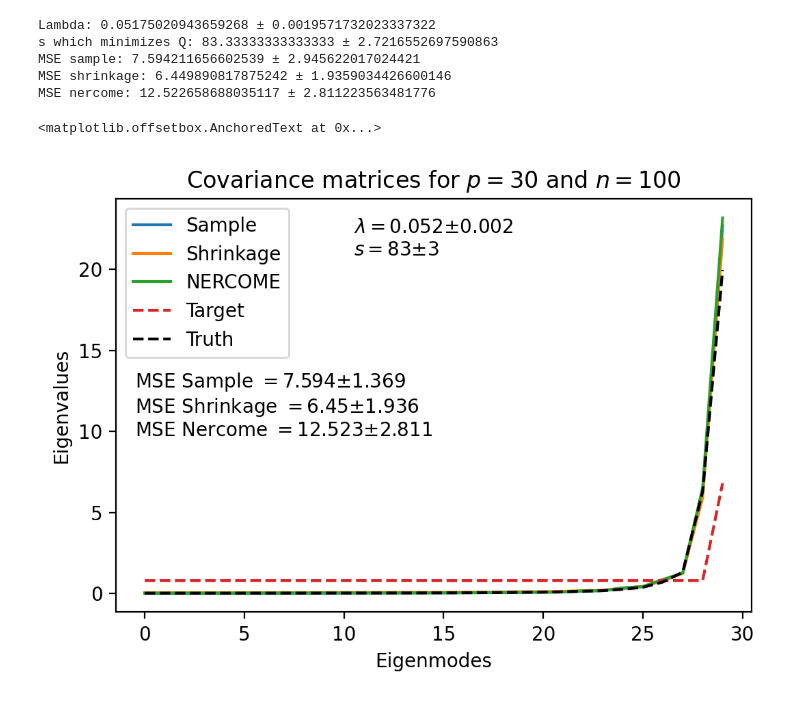
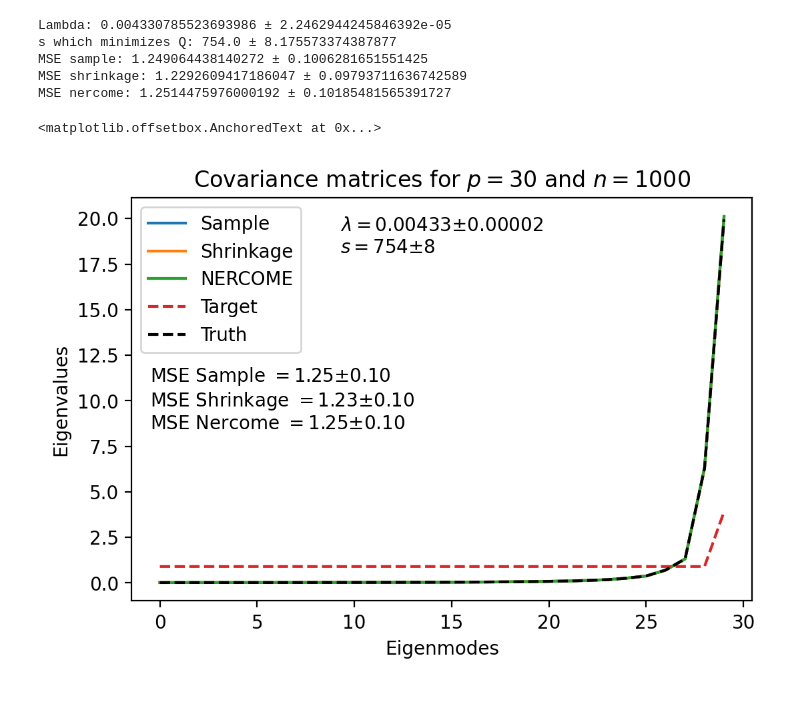
Before and after one commit to marnixlooijmans/shrinkage-estimation-toy-examples, a Jupyter notebook: notebooks/examples-multivariate.ipynb, the cells around one changed output. Cells and saved outputs as stored; diff of their text form; code cells hidden in the pictures.

```diff
--- a/notebooks/examples-multivariate.ipynb
+++ b/notebooks/examples-multivariate.ipynb
@@ -13,12 +13,11 @@ from lib import NERCOME, shrinkage
 # %%
 # Parameters
 p = 30
-n = 100
+n = 1000
 
 # Build true covariance matrix
 #cov = np.full((p, p), 1)
 #np.fill_diagonal(cov, 5)
-
 cov = np.zeros((p,p))
 c = np.flip(np.linspace(0,1,p))
 for i in range(len(c)):
@@ -26,7 +25,7 @@ for i in range(len(c)):
     np.fill_diagonal(cov[:,i:], c[i])
 
 # Target
-T = np.full((p, p), 0.2)
+T = np.full((p, p), 0.1)
 np.fill_diagonal(T, 1)
 
 # Means of the data realizations
@@ -46,7 +45,7 @@ evals_NERCOME_sum = np.zeros(p)
 lmbda_est_all = []
 s_min_all = []
 
-m = 3 # nr of simulations
+m = 100 # nr of simulations
 for _ in range(m):
     # Generate random matrix, each column represents one realization of the data
     X = rng.multivariate_normal(means, cov, n).T
@@ -83,7 +82,7 @@ MSE_nercome_se = np.std(MSE_nercome_all) / np.sqrt(m)
 
 evals_MC = evals_MC_sum / m
 evals_MCS = evals_MCS_sum / m
-evals_NERCOME_sum = evals_NERCOME / m
+evals_NERCOME = evals_NERCOME_sum / m
 
 lmbda_est = np.average(lmbda_est_all)
 lmbda_est_se = np.std(lmbda_est_all) / np.sqrt(m)
@@ -94,49 +93,52 @@ s_min_se = np.std(s_min_all) / np.sqrt(m)
 print(f"Lambda: {lmbda_est} ± {lmbda_est_se}")
 print(f"s which minimizes Q: {s_min} ± {s_min_se}")
 
-print(f"MSE sample: {MSE_sample} ± {MSE_saple_se}")
+print(f"MSE sample: {MSE_sample} ± {MSE_sample_se}")
 print(f"MSE shrinkage: {MSE_shrinkage} ± {MSE_shrinkage_se}")
 print(f"MSE nercome: {MSE_nercome} ± {MSE_nercome_se}")
 # %% [output]
-Lambda: 0.05175020943659268 ± 0.0019571732023337322
-s which minimizes Q: 83.33333333333333 ± 2.7216552697590863
-MSE sample: 7.594211656602539 ± 2.945622017024421
-MSE shrinkage: 6.449890817875242 ± 1.9359034426600146
-MSE nercome: 12.522658688035117 ± 2.811223563481776
+Lambda: 0.004330785523693986 ± 2.2462944245846392e-05
+s which minimizes Q: 754.0 ± 8.175573374387877
+MSE sample: 1.249064438140272 ± 0.1006281651551425
+MSE shrinkage: 1.2292609417186047 ± 0.09793711636742589
+MSE nercome: 1.2514475976000192 ± 0.10185481565391727
 # %%
 evals_T = np.linalg.eigvalsh(T)
 evals_true = np.linalg.eigvalsh(cov)
 
 plt.figure(dpi=200)
-plt.plot(evals_sample, label="Sample")
-plt.plot(evals_shrinkage, label="Shrinkage")
-plt.plot(evals_nercome, label="NERCOME")
-plt.plot(evals_target, "--", label="Target")
-plt.plot(evals_cov, "k--", label="Truth")
+plt.plot(evals_MC, label="Sample")
+plt.plot(evals_MCS, label="Shrinkage")
+plt.plot(evals_NERCOME, label="NERCOME")
+plt.plot(evals_T, "--", label="Target")
+plt.plot(evals_true, "k--", label="Truth")
 plt.legend()
 plt.title(fr"Covariance matrices for $p={p}$ and $n={n}$")
 plt.xlabel("Eigenmodes")
 plt.ylabel("Eigenvalues")
 
 estimator_parameters = AnchoredText(
-    fr"$\lambda = {np.round(lmbda_est, 3)} ± {np.round(lmbda_est_se, 3)}$"
+    fr"$\lambda = 0.00433 ± 0.00002$"
+#    fr"$\lambda = {np.round(lmbda_est, 3)} ± {np.round(lmbda_est_se, 3)}$"
     "\n"
-    fr"$s = {int(np.rint(s_min))} ± {int(np.rint(s_min_se))}$",
+#    fr"$s = (7.8 ± 0.4) \cdot 10^2$",
+    fr"$s = {int(np.round(s_min, 0))} ± {int(np.round(s_min_se, 0))}$",
     frameon=False, loc="upper center", pad=0.5
 )
 plt.setp(estimator_parameters.patch, facecolor='white', alpha=0.5)
 plt.gca().add_artist(estimator_parameters)
 
 error_parameters = AnchoredText(
-    fr"MSE Sample $= {np.round(MSE_sample, 3)} ± {np.round(MSE_sample_se, 3)}$"
+    fr"MSE Sample $= {float(np.round(MSE_sample, 2))} ± {float(np.round(MSE_sample_se, 2))}$"
+#    fr"$MSE Sample = (2.5 ± 0.2) \cdot 10^2$"
     "\n"
-    fr"MSE Shrinkage $= {np.round(MSE_shrinkage, 3)} ± {np.round(MSE_shrinkage_se, 3)}$"
+    fr"MSE Shrinkage $= {float(np.round(MSE_shrinkage, 2))} ± {float(np.round(MSE_shrinkage_se, 2))}$"
     "\n"
-    fr"MSE Nercome $= {np.round(MSE_nercome, 3)} ± {np.round(MSE_nercome_se, 3)}$",
+    fr"MSE Nercome $= {float(np.round(MSE_nercome, 2))} ± {float(np.round(MSE_nercome_se, 2))}$",
     frameon=False, loc="center left", pad=0.5
 )
 plt.setp(error_parameters.patch, facecolor='white', alpha=0.5)
 plt.gca().add_artist(error_parameters)
 # %% [output]
 <matplotlib.offsetbox.AnchoredText at 0x...>
-[figure, old version]
+[figure, new version]
```
Also changed, not shown: parts of 5 cells of this notebook.
